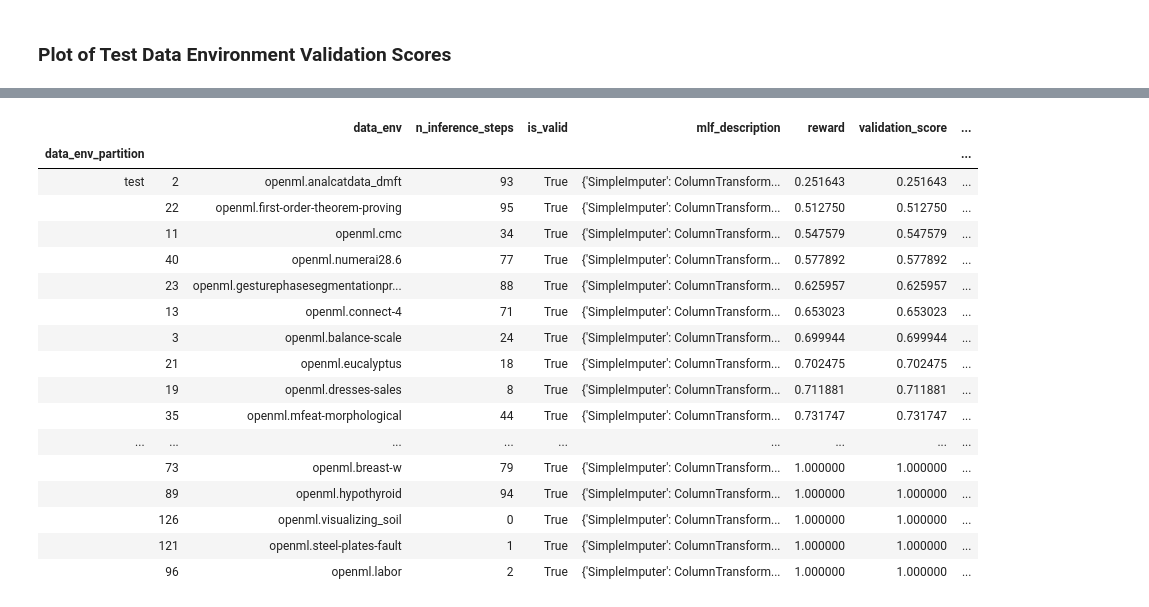
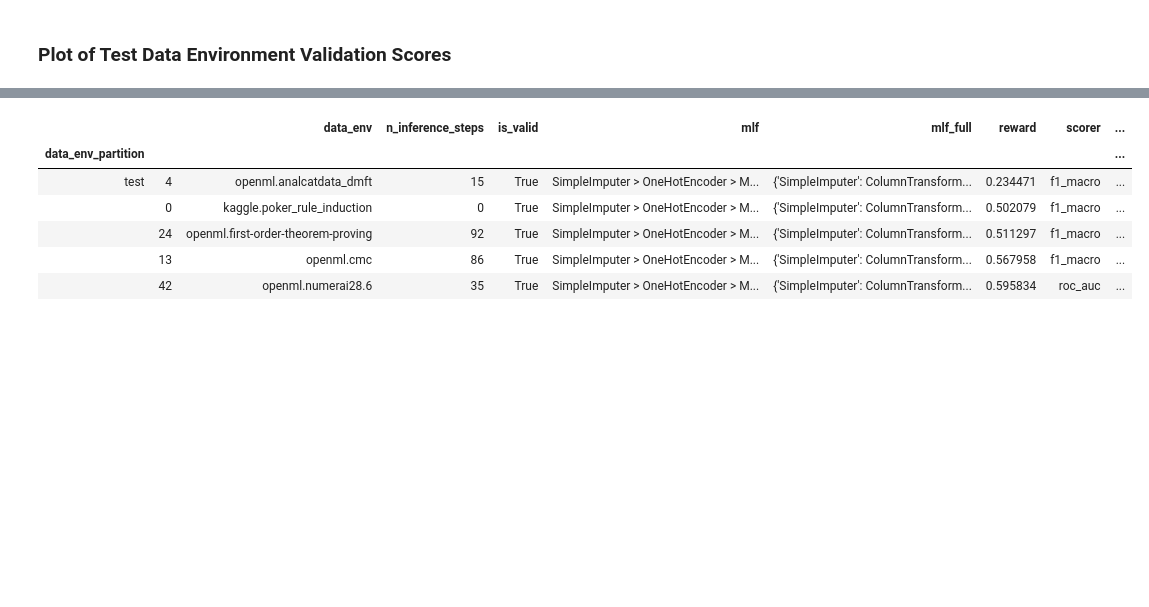
Before and after one commit to cosmicBboy/ml-research, a Jupyter notebook: metalearn/analysis/20191111_metalearn_openml_cc18_benchmark.ipynb, the cells around one changed output, grey strips where cells are left out. Saved outputs shown, nothing was run; the diff lists cells and outputs as text; code cells hidden in the pictures; blank space fills up the shorter version.

```diff
--- a/metalearn/analysis/20191111_metalearn_openml_cc18_benchmark.ipynb
+++ b/metalearn/analysis/20191111_metalearn_openml_cc18_benchmark.ipynb
@@ -9,7 +11,7 @@ import plotly.express as px
 # %% [markdown]
 ## Load Data
 # %%
-JOB = 317
+JOB = 323
 
 
 check_betw_zero_one = pa.Check(lambda s: (0.0 <= s) & (s <= 1.0))
@@ -43,7 +45,7 @@ def data_to_longform(inference_results):
         .loc[
             lambda df: (
                 df.validation_score.map(lambda x: isinstance(x, str)) &
-                df.mlf_description.map(lambda x: isinstance(x, str)) &
+                df.mlf.map(lambda x: isinstance(x, str)) &
                 df.reward.map(lambda x: isinstance(x, str)) &
                 df.is_valid.map(lambda x: isinstance(x, str))
             )
@@ -94,29 +122,19 @@ px.line(
 # %%
 with pd.option_context("display.max_rows", 200):
     display(
         inference_results
         .groupby(["data_env_partition", "data_env"])
         .apply(lambda df: df.loc[df.validation_score.idxmax()])
         .reset_index(drop=True)
         .groupby("data_env_partition")
         .apply(lambda df: df.sort_values("validation_score"))
+        .head()
     )
 # %% [output]
-|  |  | data_env | n_inference_steps | is_valid | mlf_description | reward | validation_score | ... |
-| data_env_partition |  |  |  |  |  |  |  | ... |
-| test | 2 | openml.analcatdata_dmft | 93 | True | {'SimpleImputer': ColumnTransform... | 0.251643 | 0.251643 | ... |
-|  | 22 | openml.first-order-theorem-proving | 95 | True | {'SimpleImputer': ColumnTransform... | 0.512750 | 0.512750 | ... |
-|  | 11 | openml.cmc | 34 | True | {'SimpleImputer': ColumnTransform... | 0.547579 | 0.547579 | ... |
-|  | 40 | openml.numerai28.6 | 77 | True | {'SimpleImputer': ColumnTransform... | 0.577892 | 0.577892 | ... |
-|  | 23 | openml.gesturephasesegmentationpr... | 88 | True | {'SimpleImputer': ColumnTransform... | 0.625957 | 0.625957 | ... |
-|  | 13 | openml.connect-4 | 71 | True | {'SimpleImputer': ColumnTransform... | 0.653023 | 0.653023 | ... |
-|  | 3 | openml.balance-scale | 24 | True | {'SimpleImputer': ColumnTransform... | 0.699944 | 0.699944 | ... |
-|  | 21 | openml.eucalyptus | 18 | True | {'SimpleImputer': ColumnTransform... | 0.702475 | 0.702475 | ... |
-|  | 19 | openml.dresses-sales | 8 | True | {'SimpleImputer': ColumnTransform... | 0.711881 | 0.711881 | ... |
-|  | 35 | openml.mfeat-morphological | 44 | True | {'SimpleImputer': ColumnTransform... | 0.731747 | 0.731747 | ... |
-| ... | ... | ... | ... | ... | ... | ... | ... | ... |
-|  | 73 | openml.breast-w | 79 | True | {'SimpleImputer': ColumnTransform... | 1.000000 | 1.000000 | ... |
-|  | 89 | openml.hypothyroid | 94 | True | {'SimpleImputer': ColumnTransform... | 1.000000 | 1.000000 | ... |
-|  | 126 | openml.visualizing_soil | 0 | True | {'SimpleImputer': ColumnTransform... | 1.000000 | 1.000000 | ... |
-|  | 121 | openml.steel-plates-fault | 1 | True | {'SimpleImputer': ColumnTransform... | 1.000000 | 1.000000 | ... |
-|  | 96 | openml.labor | 2 | True | {'SimpleImputer': ColumnTransform... | 1.000000 | 1.000000 | ... |
+|  |  | data_env | n_inference_steps | is_valid | mlf | mlf_full | reward | scorer | ... |
+| data_env_partition |  |  |  |  |  |  |  |  | ... |
+| test | 4 | openml.analcatdata_dmft | 15 | True | SimpleImputer > OneHotEncoder > M... | {'SimpleImputer': ColumnTransform... | 0.234471 | f1_macro | ... |
+|  | 0 | kaggle.poker_rule_induction | 0 | True | SimpleImputer > OneHotEncoder > M... | {'SimpleImputer': ColumnTransform... | 0.502079 | f1_macro | ... |
+|  | 24 | openml.first-order-theorem-proving | 92 | True | SimpleImputer > OneHotEncoder > M... | {'SimpleImputer': ColumnTransform... | 0.511297 | f1_macro | ... |
+|  | 13 | openml.cmc | 86 | True | SimpleImputer > OneHotEncoder > M... | {'SimpleImputer': ColumnTransform... | 0.567958 | f1_macro | ... |
+|  | 42 | openml.numerai28.6 | 35 | True | SimpleImputer > OneHotEncoder > M... | {'SimpleImputer': ColumnTransform... | 0.595834 | roc_auc | ... |
```
Also changed, not shown: parts of 6 cells of this notebook, 14 other files.
